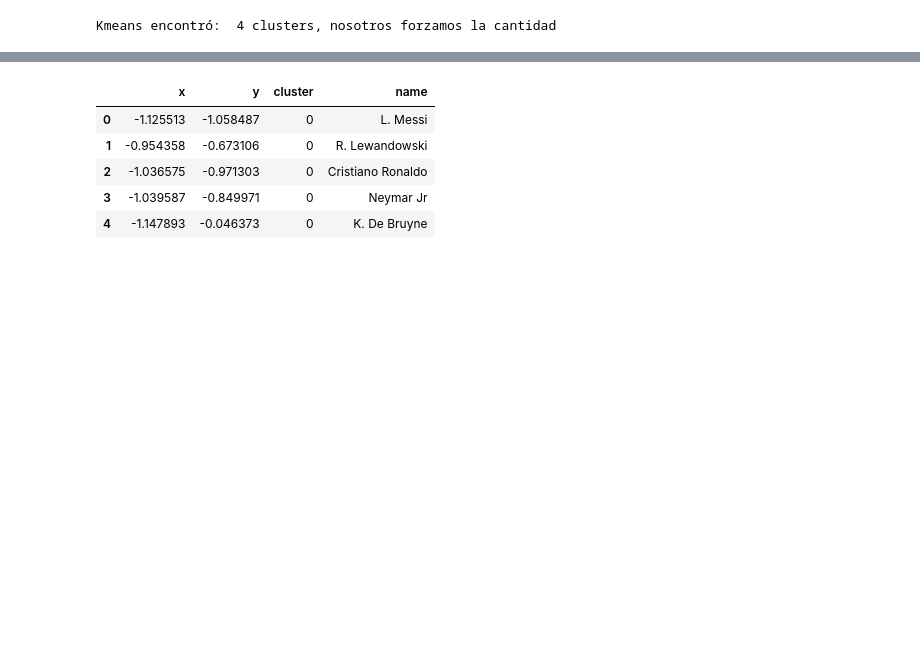
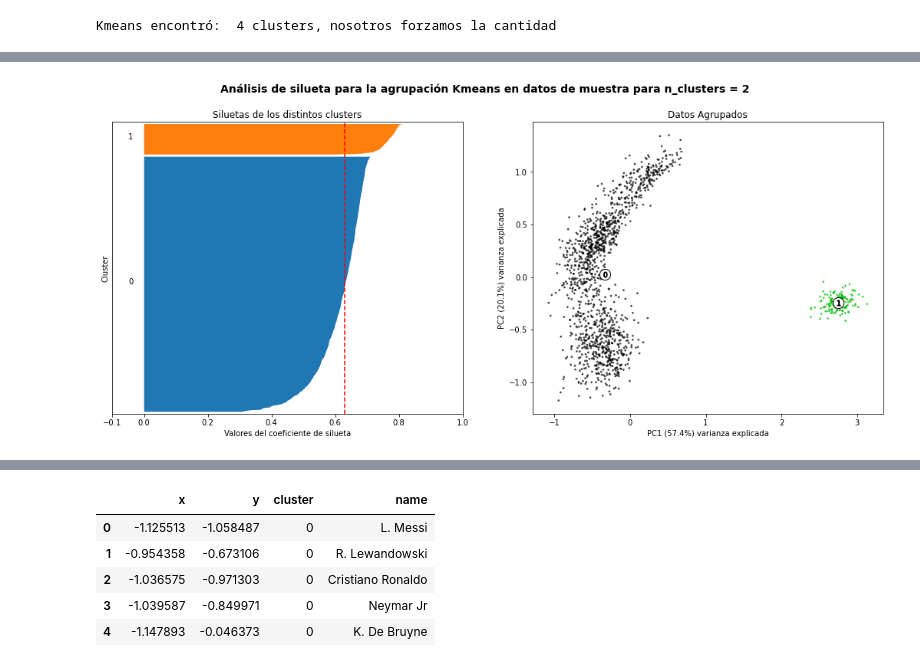
Before and after one commit to Grupo242022/AN_Supervisado_2022, a Jupyter notebook: Práctico_NoSupervisado_fifa2022_G24.ipynb, the cells around one changed output, grey strips where cells are left out. Saved outputs shown, nothing was run; the diff lists cells and outputs as text; code cells hidden in the pictures; blank space fills up the shorter version.

Commit message:
siluetas

```diff
--- a/Práctico_NoSupervisado_fifa2022_G24.ipynb
+++ b/Práctico_NoSupervisado_fifa2022_G24.ipynb
@@ -405,0 +406,15 @@ Kmeans encontró:  4 clusters, nosotros forzamos la cantidad
+# %%
+from sklearn import preprocessing
+from sklearn.decomposition import PCA
+
+bool_crack=df_clust["overall"] > 85
+bool_no_crack=df_clust["overall"]<86
+
+x = df2.select_dtypes(include = np.number, exclude = float).values # numpy array
+scaler = preprocessing.MinMaxScaler()
+x_scaled = scaler.fit_transform(x)
+X_norm = pd.DataFrame(x_scaled)
+df_train = X_norm.copy()
+
+pca = PCA(n_components=2)
+df_pca = pca.fit_transform(df_train)
@@ -405,0 +425,2 @@ Kmeans encontró:  4 clusters, nosotros forzamos la cantidad
+# %%
+exp_var = [round(i, 1) for i in pca.explained_variance_ratio_ * 100]
@@ -405,0 +431,77 @@ Kmeans encontró:  4 clusters, nosotros forzamos la cantidad
+# %%
+
+
+from sklearn.metrics import silhouette_samples, silhouette_score
+
+import matplotlib.cm as cm
+from sklearn.preprocessing import MinMaxScaler
+
+from sklearn.decomposition import PCA
+from sklearn.metrics import silhouette_samples, silhouette_score
+from collections import Counter
+
+
+range_n_clusters = range(2, 12)
+
+for n_clusters in range_n_clusters:
+    fig, (ax1, ax2) = plt.subplots(1, 2)
+    fig.set_size_inches(18, 7)
+
+    ax1.set_xlim([-0.1, 1])
+    ax1.set_ylim([0, len(df_train) + (n_clusters + 1) * 10])
+
+    clusterer = KMeans(n_clusters=n_clusters, random_state=10)
+    cluster_labels = clusterer.fit_predict(df_train)
+    #print(cluster_labels)
+    #print(np.unique(cluster_labels))
+
+    silhouette_avg = silhouette_score(df_train, cluster_labels)
+    print("For n_clusters = ", n_clusters, " Average score: ", silhouette_avg)
+
+    sample_silhouette_values = silhouette_samples(df_train, cluster_labels)
+    #print(sample_silhouette_values)
+    #print(len(sample_silhouette_values))
+
+    y_lower = 10
+    for i in range(n_clusters):
+      ith_cluster_silhouette_values = sample_silhouette_values[cluster_labels == i]
+      ith_cluster_silhouette_values.sort()
+      #print(ith_cluster_silhouette_values.shape)
+
+      size_cluster_i = ith_cluster_silhouette_values.shape[0]
+
+      y_upper = y_lower + size_cluster_i
+      #print(y_upper)
+
+      ax1.fill_betweenx(np.arange(y_lower, y_upper), ith_cluster_silhouette_values)
+
+      ax1.text(-0.05, y_lower + 0.5 * size_cluster_i, str(i))
+
+      y_lower = y_upper + 10
+
+    ax1.set_title("Siluetas de los distintos clusters")
+    ax1.set_xlabel("Valores del coeficiente de silueta")
+    ax1.set_ylabel("Cluster")
+
+    ax1.axvline(x = silhouette_avg, color = "red", linestyle = "--")
+
+    ax1.set_yticks([])
+    ax1.set_xticks([-0.1, 0, 0.2, 0.4, 0.6, 0.8, 1])
+
+    colors = cm.nipy_spectral(cluster_labels.astype(float) / n_clusters)
+    ax2.scatter(df_pca[:, 0], df_pca[:, 1], marker='.', s=30, lw=0, alpha=0.7, c=colors, edgecolor='k')
+
+    centers = clusterer.cluster_centers_
+    centers = pca.transform(centers)
+    ax2.scatter(centers[:, 0], centers[:,1], marker='o', c='white', alpha=1, s=200, edgecolor='k')
+
+    for i, c in enumerate(centers):
+      ax2.scatter(c[0], c[1], marker='$%d$' % i, s=50, edgecolor='k')
+
+    ax2.set_title("Datos Agrupados")
+    ax2.set_xlabel('PC1 (' + str(exp_var[0]) + '%) varianza explicada')
+    ax2.set_ylabel('PC2 (' + str(exp_var[1]) + '%) varianza explicada')
+
+    plt.suptitle(("Análisis de silueta para la agrupación Kmeans en datos de muestra para n_clusters = %d" % n_clusters),
+               fontsize=14, fontweight='bold')
+# %% [output]
@@ -405,0 +518 @@ Kmeans encontró:  4 clusters, nosotros forzamos la cantidad
+[figure, added]
```
Also changed, not shown: parts of 8 cells of this notebook.
